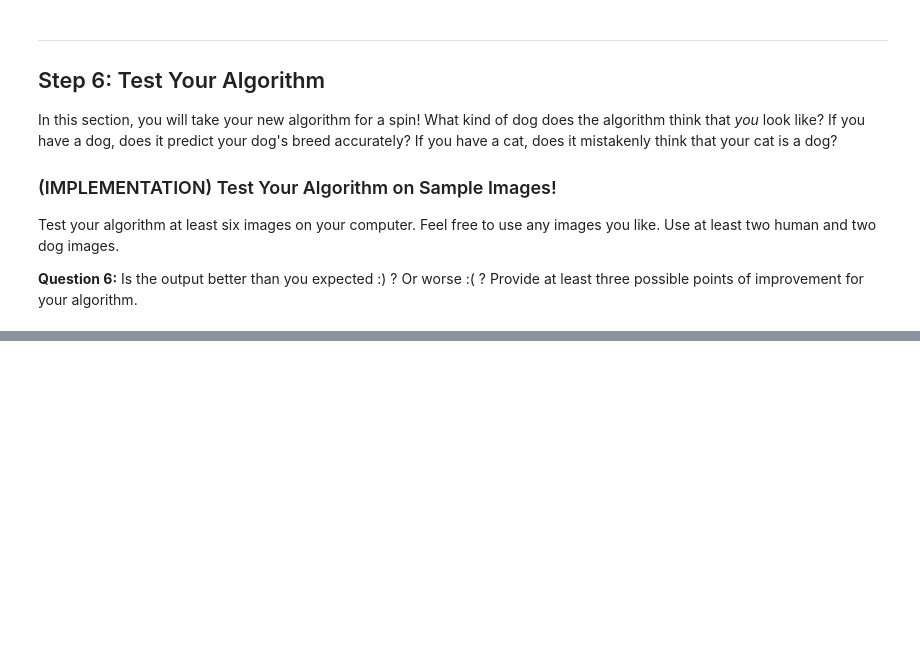
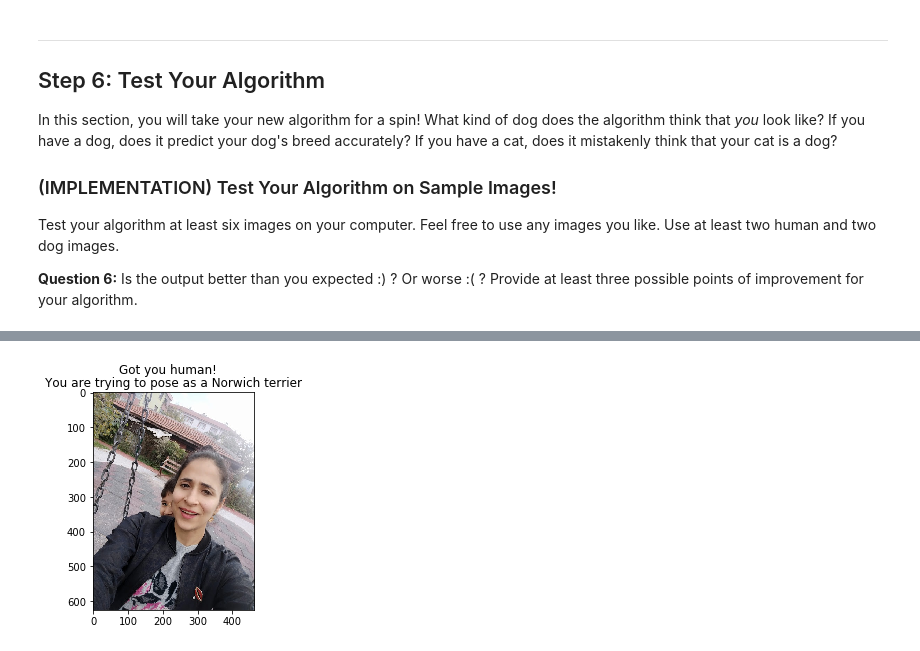
Before and after one commit to gamesMum/project-dog-classification, a Jupyter notebook: dog_app.ipynb, the cells around one changed output, grey strips where cells are left out. Cells and saved outputs as stored; diff of their text form; code cells hidden in the pictures; blank space fills up the shorter version.

```diff
--- a/dog_app.ipynb
+++ b/dog_app.ipynb
@@ -924,0 +1048,5 @@ for file in np.hstack((human_files[:3], dog_files[:3])):
+# %%
+img_path = "/kaggle/input/testimgs/me.jpg"
+run_app(img_path)
+# %% [output]
+[figure, added]
```
Also changed, not shown: parts of 63 cells of this notebook.
